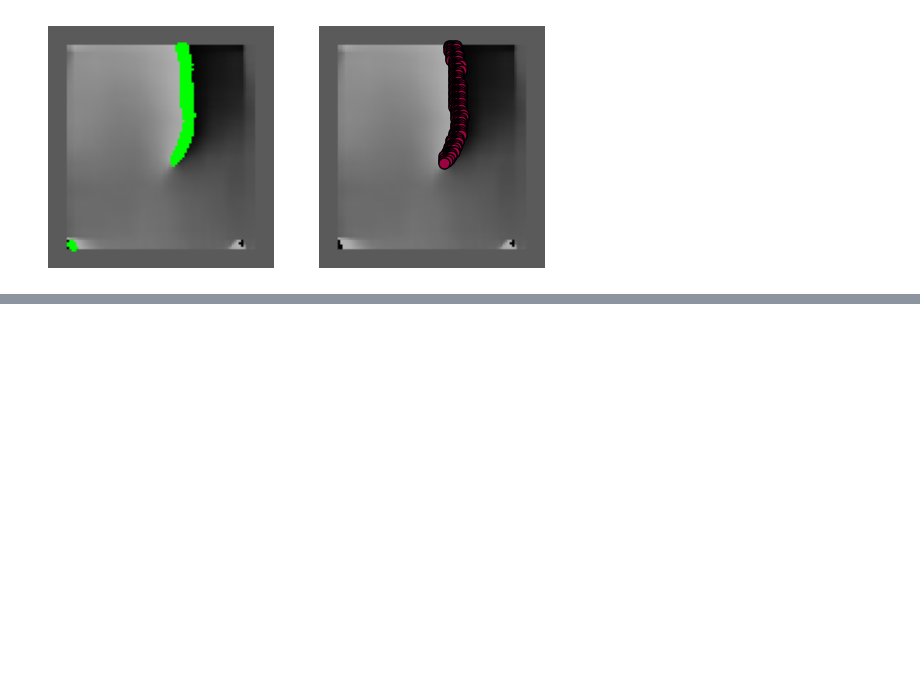
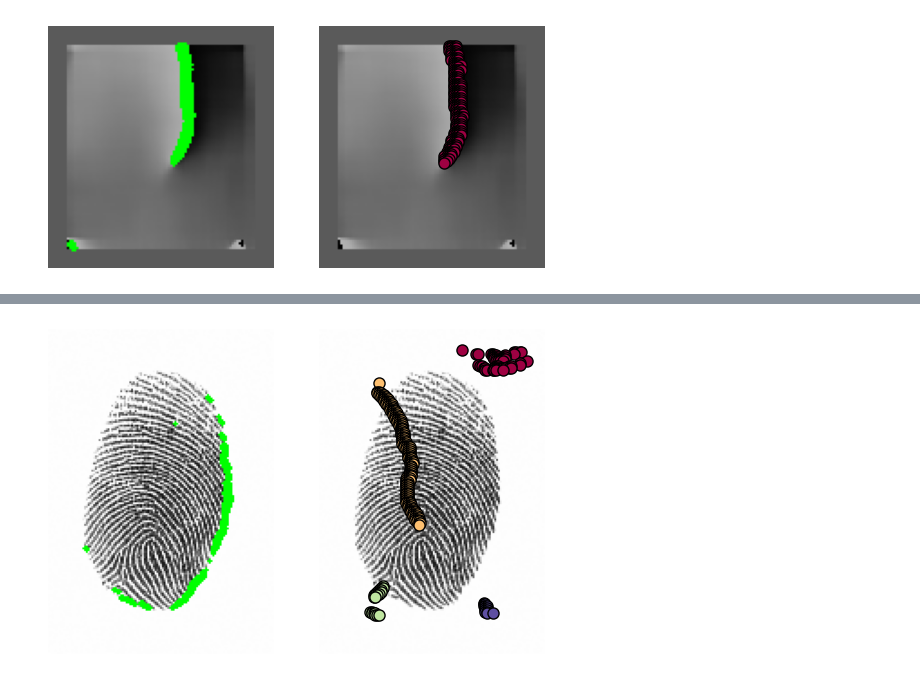
Before and after one commit to FourthCourseProjects/FingerPrintDetection, a Jupyter notebook: main.ipynb, the cells around one changed output, grey strips where cells are left out. Drawn from its saved outputs; the diff is of its cells as text; code cells hidden in the pictures; blank space fills up the shorter version.

```diff
--- a/main.ipynb
+++ b/main.ipynb
@@ -184,0 +209,4 @@ show_cluster(image, dictionary)
+# %%
+show_cluster(fingerprint_01_02.resized_image, fingerprint_01_02.clusters)
+# %% [output]
+[figure, added]
```
Also changed, not shown: parts of 6 cells of this notebook.
